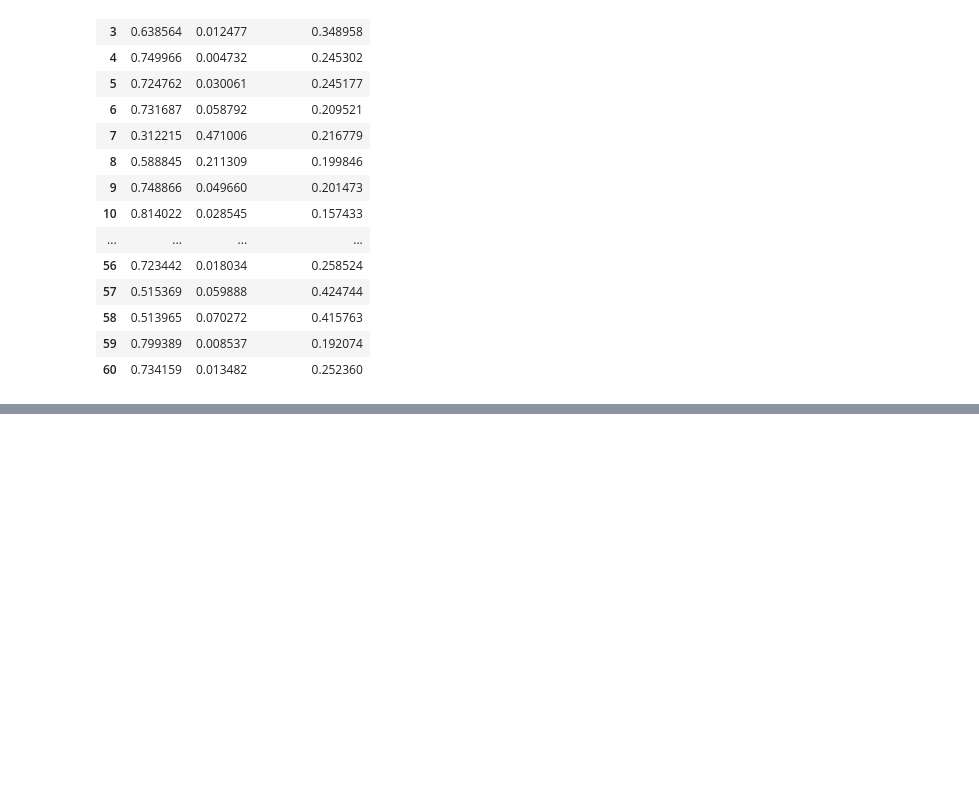
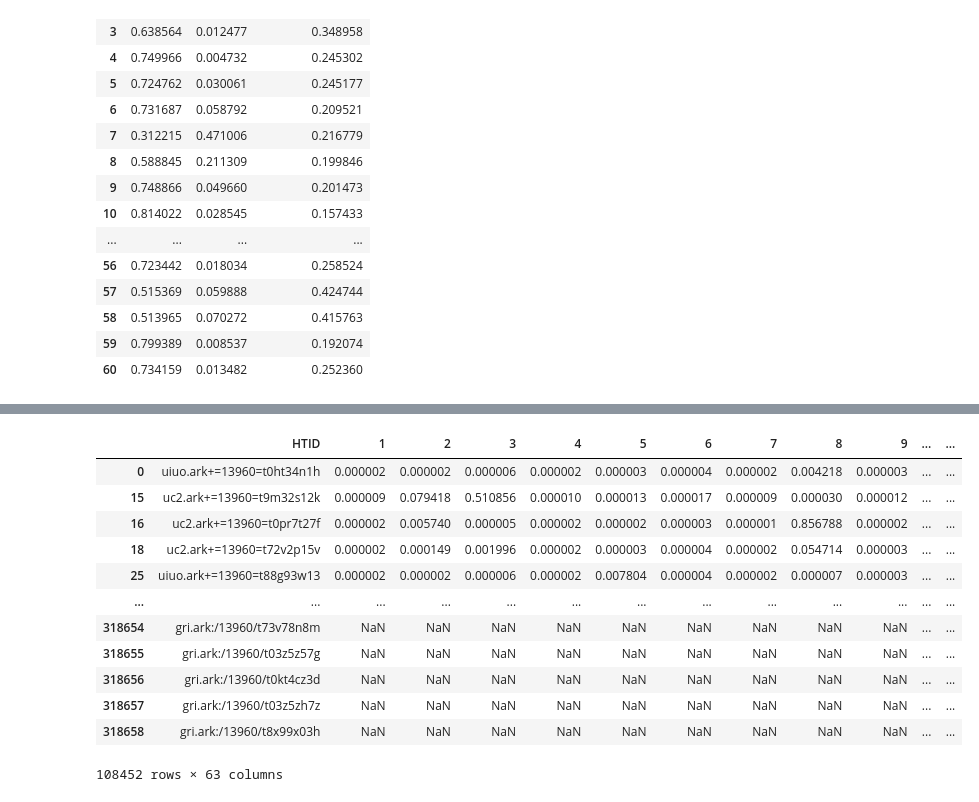
Before and after one commit to austinkennedy/Hathitrust, a Jupyter notebook: code/data_playground.ipynb, the cells around one changed output, grey strips where cells are left out. Cells and saved outputs as stored; diff of their text form; code cells hidden in the pictures; blank space fills up the shorter version.

```diff
--- a/code/data_playground.ipynb
+++ b/code/data_playground.ipynb
@@ -464,0 +499,16 @@ t.to_csv('../output/random/topic_weights_1689.csv')
+# %%
+volume_topics[volume_topics['_merge'] != 'both']
+# %% [output]
+|  | HTID | 1 | 2 | 3 | 4 | 5 | 6 | 7 | 8 | 9 | ... | ... |
+| 0 | uiuo.ark+=13960=t0ht34n1h | 0.000002 | 0.000002 | 0.000006 | 0.000002 | 0.000003 | 0.000004 | 0.000002 | 0.004218 | 0.000003 | ... | ... |
+| 15 | uc2.ark+=13960=t9m32s12k | 0.000009 | 0.079418 | 0.510856 | 0.000010 | 0.000013 | 0.000017 | 0.000009 | 0.000030 | 0.000012 | ... | ... |
+| 16 | uc2.ark+=13960=t0pr7t27f | 0.000002 | 0.005740 | 0.000005 | 0.000002 | 0.000002 | 0.000003 | 0.000001 | 0.856788 | 0.000002 | ... | ... |
+| 18 | uc2.ark+=13960=t72v2p15v | 0.000002 | 0.000149 | 0.001996 | 0.000002 | 0.000003 | 0.000004 | 0.000002 | 0.054714 | 0.000003 | ... | ... |
+| 25 | uiuo.ark+=13960=t88g93w13 | 0.000002 | 0.000002 | 0.000006 | 0.000002 | 0.007804 | 0.000004 | 0.000002 | 0.000007 | 0.000003 | ... | ... |
+| ... | ... | ... | ... | ... | ... | ... | ... | ... | ... | ... | ... | ... |
+| 318654 | gri.ark:/13960/t73v78n8m | NaN | NaN | NaN | NaN | NaN | NaN | NaN | NaN | NaN | ... | ... |
+| 318655 | gri.ark:/13960/t03z5z57g | NaN | NaN | NaN | NaN | NaN | NaN | NaN | NaN | NaN | ... | ... |
+| 318656 | gri.ark:/13960/t0kt4cz3d | NaN | NaN | NaN | NaN | NaN | NaN | NaN | NaN | NaN | ... | ... |
+| 318657 | gri.ark:/13960/t03z5zh7z | NaN | NaN | NaN | NaN | NaN | NaN | NaN | NaN | NaN | ... | ... |
+| 318658 | gri.ark:/13960/t8x99x03h | NaN | NaN | NaN | NaN | NaN | NaN | NaN | NaN | NaN | ... | ... |
+108452 rows × 63 columns
```
Also changed, not shown: parts of 5 cells of this notebook, 41 other files.
